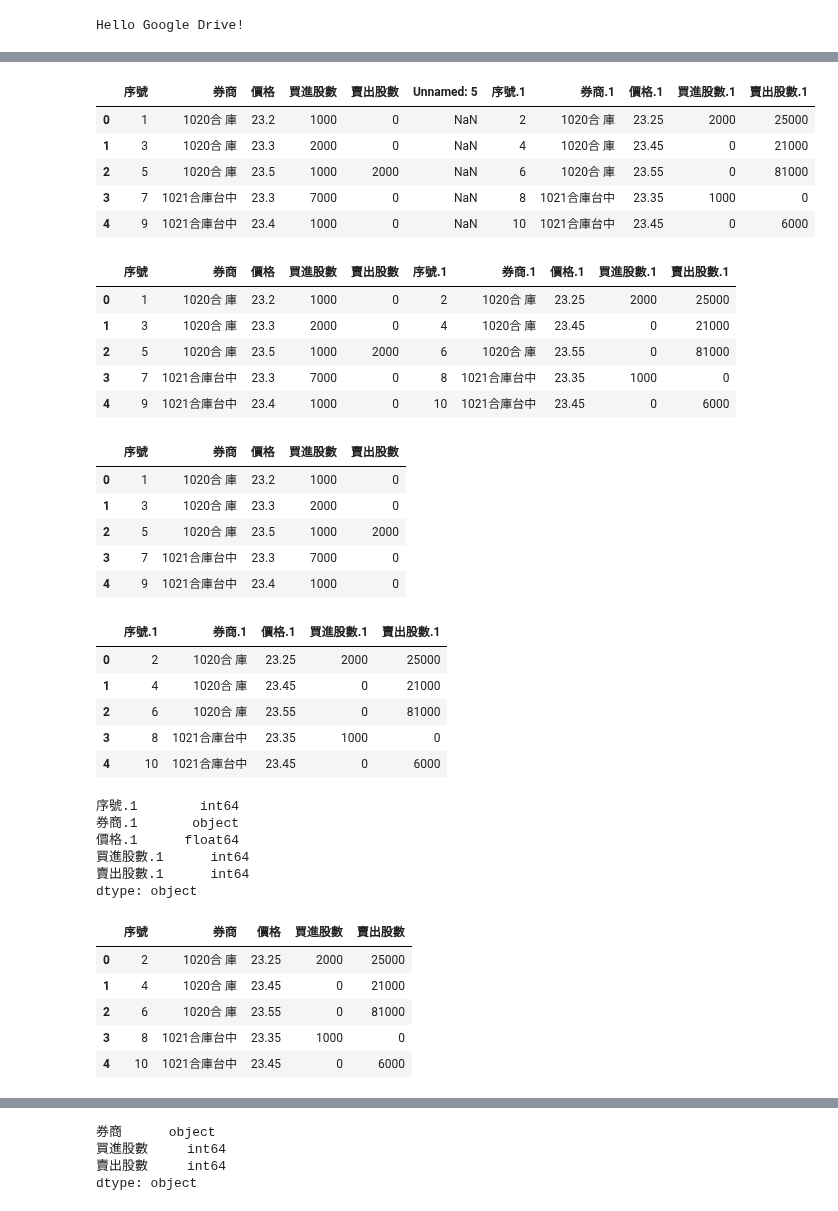
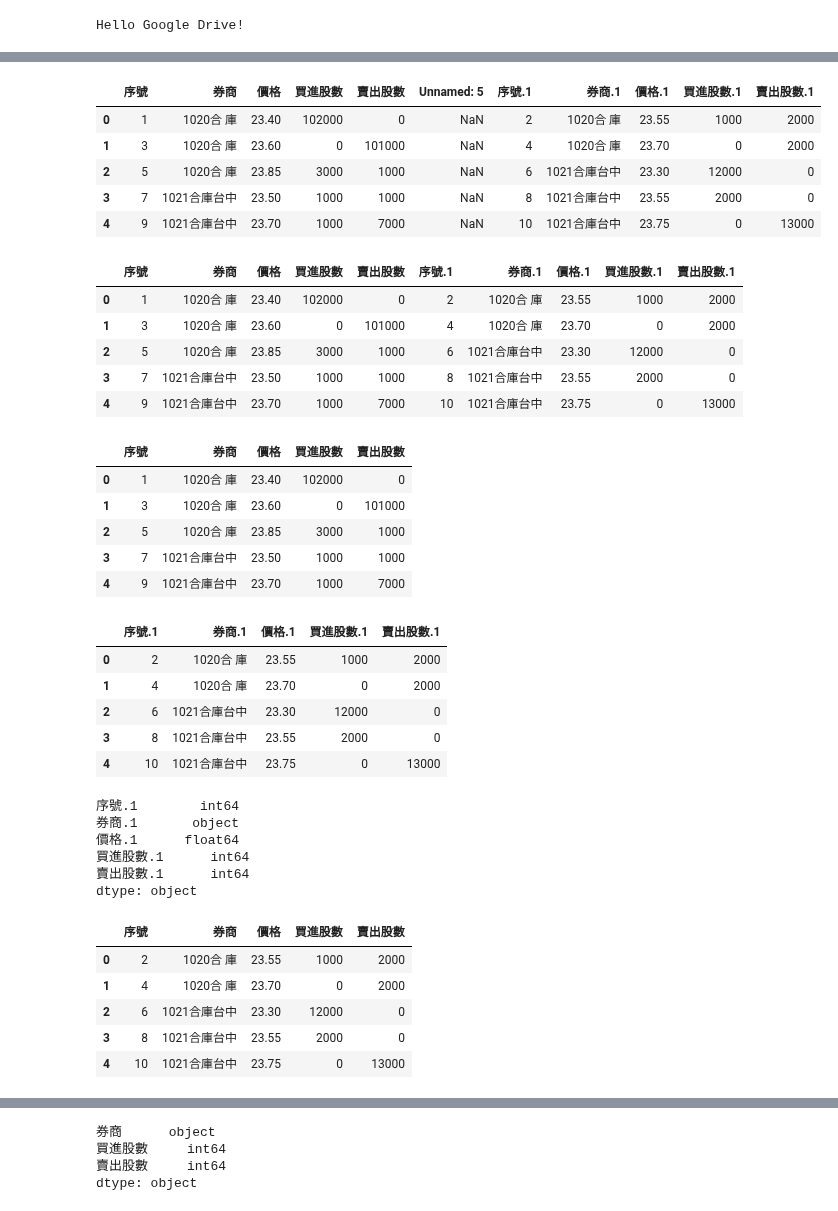
Before and after one commit to cwcheng0/practicepython, a Jupyter notebook: TaiwanStockCount.ipynb, the cells around one changed output, grey strips where cells are left out. Cells and saved outputs as stored; diff of their text form; code cells hidden in the pictures.

```diff
--- a/TaiwanStockCount.ipynb
+++ b/TaiwanStockCount.ipynb
@@ -60,29 +54,29 @@ title: bnbdata, id: 1yWUzpFHcZDftSVqbCaepJVd9oGsm2pww
 # %%
 # Check first 5 rows in a file
 # from tabula import
-df = pd.read_csv('/content/gdrive/My Drive/ContestData/FinanceData/2353_20200828.csv',encoding='big5hkscs',skiprows=2)
+df = pd.read_csv('/content/gdrive/My Drive/ContestData/FinanceData/2353_20200831.csv',encoding='big5hkscs',skiprows=2)
 
 # Notice datatypes changed in some columns.
 # Check first few rows.
 df.head()
 # %% [output]
 |  | 序號 | 券商 | 價格 | 買進股數 | 賣出股數 | Unnamed: 5 | 序號.1 | 券商.1 | 價格.1 | 買進股數.1 | 賣出股數.1 |
-| 0 | 1 | 1020合 庫 | 23.2 | 1000 | 0 | NaN | 2 | 1020合 庫 | 23.25 | 2000 | 25000 |
-| 1 | 3 | 1020合 庫 | 23.3 | 2000 | 0 | NaN | 4 | 1020合 庫 | 23.45 | 0 | 21000 |
-| 2 | 5 | 1020合 庫 | 23.5 | 1000 | 2000 | NaN | 6 | 1020合 庫 | 23.55 | 0 | 81000 |
-| 3 | 7 | 1021合庫台中 | 23.3 | 7000 | 0 | NaN | 8 | 1021合庫台中 | 23.35 | 1000 | 0 |
-| 4 | 9 | 1021合庫台中 | 23.4 | 1000 | 0 | NaN | 10 | 1021合庫台中 | 23.45 | 0 | 6000 |
+| 0 | 1 | 1020合 庫 | 23.40 | 102000 | 0 | NaN | 2 | 1020合 庫 | 23.55 | 1000 | 2000 |
+| 1 | 3 | 1020合 庫 | 23.60 | 0 | 101000 | NaN | 4 | 1020合 庫 | 23.70 | 0 | 2000 |
+| 2 | 5 | 1020合 庫 | 23.85 | 3000 | 1000 | NaN | 6 | 1021合庫台中 | 23.30 | 12000 | 0 |
+| 3 | 7 | 1021合庫台中 | 23.50 | 1000 | 1000 | NaN | 8 | 1021合庫台中 | 23.55 | 2000 | 0 |
+| 4 | 9 | 1021合庫台中 | 23.70 | 1000 | 7000 | NaN | 10 | 1021合庫台中 | 23.75 | 0 | 13000 |
 # %%
 # Drop some columns.
 df = df.drop(df.columns[[5]], axis=1)
 df.head()
 # %% [output]
 |  | 序號 | 券商 | 價格 | 買進股數 | 賣出股數 | 序號.1 | 券商.1 | 價格.1 | 買進股數.1 | 賣出股數.1 |
-| 0 | 1 | 1020合 庫 | 23.2 | 1000 | 0 | 2 | 1020合 庫 | 23.25 | 2000 | 25000 |
-| 1 | 3 | 1020合 庫 | 23.3 | 2000 | 0 | 4 | 1020合 庫 | 23.45 | 0 | 21000 |
-| 2 | 5 | 1020合 庫 | 23.5 | 1000 | 2000 | 6 | 1020合 庫 | 23.55 | 0 | 81000 |
-| 3 | 7 | 1021合庫台中 | 23.3 | 7000 | 0 | 8 | 1021合庫台中 | 23.35 | 1000 | 0 |
-| 4 | 9 | 1021合庫台中 | 23.4 | 1000 | 0 | 10 | 1021合庫台中 | 23.45 | 0 | 6000 |
+| 0 | 1 | 1020合 庫 | 23.40 | 102000 | 0 | 2 | 1020合 庫 | 23.55 | 1000 | 2000 |
+| 1 | 3 | 1020合 庫 | 23.60 | 0 | 101000 | 4 | 1020合 庫 | 23.70 | 0 | 2000 |
+| 2 | 5 | 1020合 庫 | 23.85 | 3000 | 1000 | 6 | 1021合庫台中 | 23.30 | 12000 | 0 |
+| 3 | 7 | 1021合庫台中 | 23.50 | 1000 | 1000 | 8 | 1021合庫台中 | 23.55 | 2000 | 0 |
+| 4 | 9 | 1021合庫台中 | 23.70 | 1000 | 7000 | 10 | 1021合庫台中 | 23.75 | 0 | 13000 |
 # %%
 # Split fields into 2 files.
 # Copy files
@@ -92,22 +86,22 @@ df1 = df1.drop(df.columns[[5,6,7,8,9]], axis=1)
 df1.head()
 # %% [output]
 |  | 序號 | 券商 | 價格 | 買進股數 | 賣出股數 |
-| 0 | 1 | 1020合 庫 | 23.2 | 1000 | 0 |
-| 1 | 3 | 1020合 庫 | 23.3 | 2000 | 0 |
-| 2 | 5 | 1020合 庫 | 23.5 | 1000 | 2000 |
-| 3 | 7 | 1021合庫台中 | 23.3 | 7000 | 0 |
-| 4 | 9 | 1021合庫台中 | 23.4 | 1000 | 0 |
+| 0 | 1 | 1020合 庫 | 23.40 | 102000 | 0 |
+| 1 | 3 | 1020合 庫 | 23.60 | 0 | 101000 |
+| 2 | 5 | 1020合 庫 | 23.85 | 3000 | 1000 |
+| 3 | 7 | 1021合庫台中 | 23.50 | 1000 | 1000 |
+| 4 | 9 | 1021合庫台中 | 23.70 | 1000 | 7000 |
 # %%
 # Do it again
 df2 = df2.drop(df2.columns[[0,1,2,3,4]], axis=1)
 df2.head()
 # %% [output]
 |  | 序號.1 | 券商.1 | 價格.1 | 買進股數.1 | 賣出股數.1 |
-| 0 | 2 | 1020合 庫 | 23.25 | 2000 | 25000 |
-| 1 | 4 | 1020合 庫 | 23.45 | 0 | 21000 |
-| 2 | 6 | 1020合 庫 | 23.55 | 0 | 81000 |
-| 3 | 8 | 1021合庫台中 | 23.35 | 1000 | 0 |
-| 4 | 10 | 1021合庫台中 | 23.45 | 0 | 6000 |
+| 0 | 2 | 1020合 庫 | 23.55 | 1000 | 2000 |
+| 1 | 4 | 1020合 庫 | 23.70 | 0 | 2000 |
+| 2 | 6 | 1021合庫台中 | 23.30 | 12000 | 0 |
+| 3 | 8 | 1021合庫台中 | 23.55 | 2000 | 0 |
+| 4 | 10 | 1021合庫台中 | 23.75 | 0 | 13000 |
 # %%
 # check datatypes
 df2.dtypes
@@ -124,11 +118,11 @@ df2.columns = ['序號', '券商', '價格', '買進股數', '賣出股數']
 df2.head()
 # %% [output]
 |  | 序號 | 券商 | 價格 | 買進股數 | 賣出股數 |
-| 0 | 2 | 1020合 庫 | 23.25 | 2000 | 25000 |
-| 1 | 4 | 1020合 庫 | 23.45 | 0 | 21000 |
-| 2 | 6 | 1020合 庫 | 23.55 | 0 | 81000 |
-| 3 | 8 | 1021合庫台中 | 23.35 | 1000 | 0 |
-| 4 | 10 | 1021合庫台中 | 23.45 | 0 | 6000 |
+| 0 | 2 | 1020合 庫 | 23.55 | 1000 | 2000 |
+| 1 | 4 | 1020合 庫 | 23.70 | 0 | 2000 |
+| 2 | 6 | 1021合庫台中 | 23.30 | 12000 | 0 |
+| 3 | 8 | 1021合庫台中 | 23.55 | 2000 | 0 |
+| 4 | 10 | 1021合庫台中 | 23.75 | 0 | 13000 |
 # %%
 # Check last row data
 df2.tail()
```
Also changed, not shown: parts of 17 cells of this notebook.
